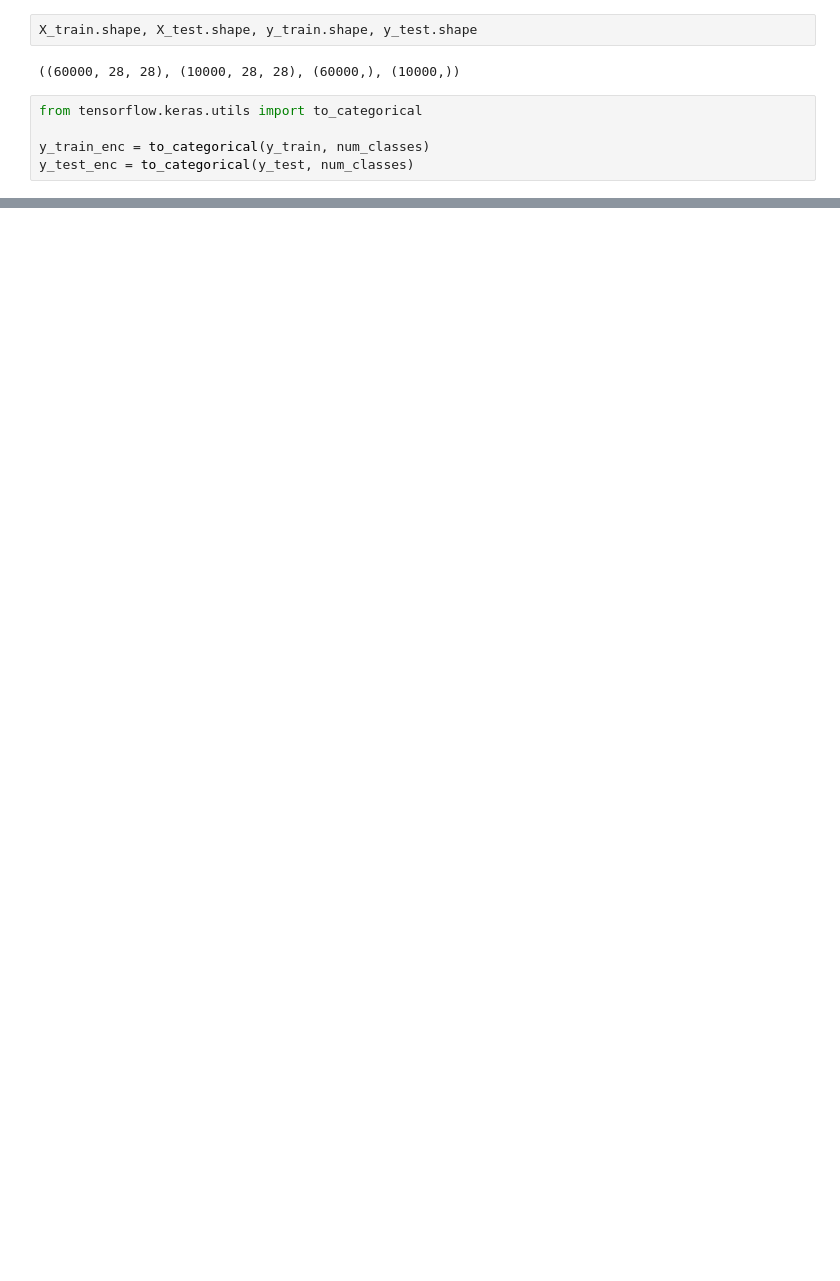
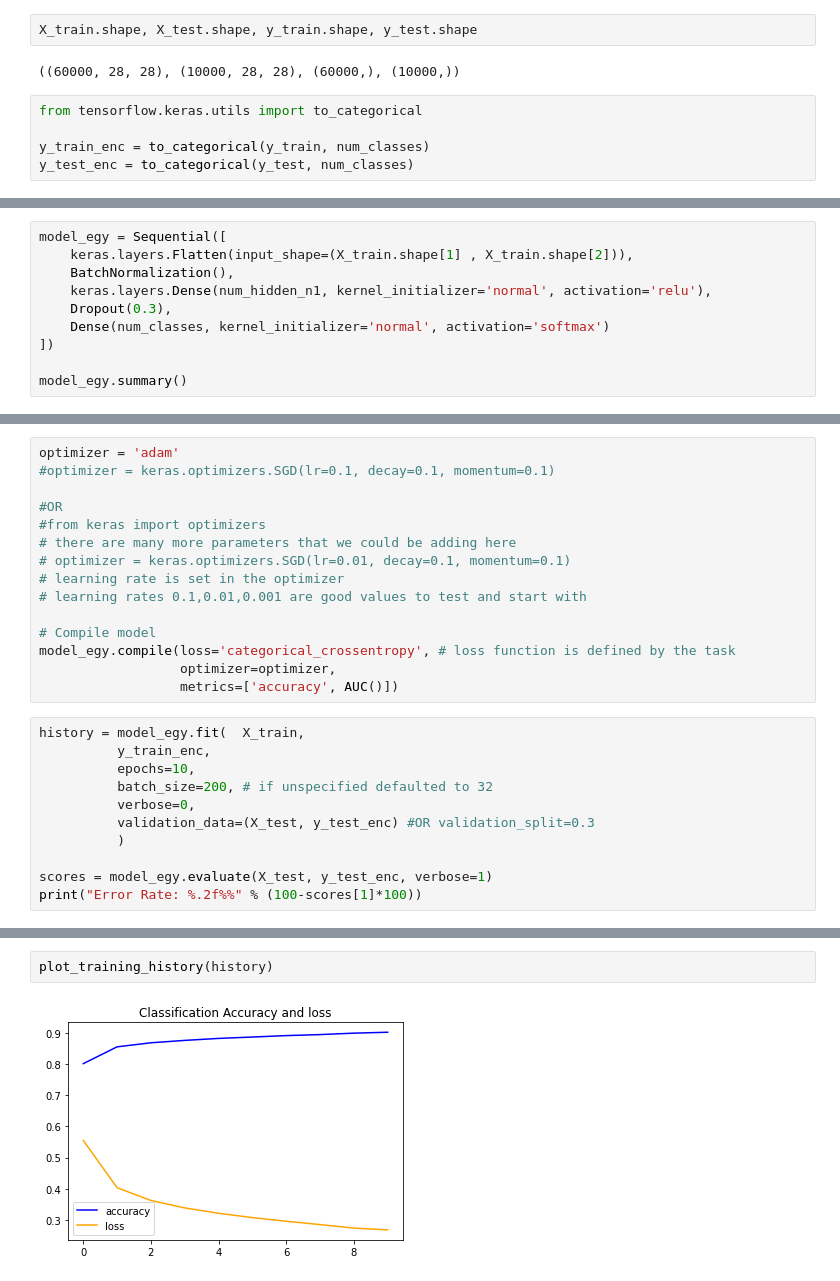
Before and after one commit to lmocsary/GDA_Track3B, a Jupyter notebook: Quests/Simple_Image_Classification_with_NN_LM.ipynb, the cells around one changed output, grey strips where cells are left out. Cells and saved outputs as stored; diff of their text form; blank space fills up the shorter version.

```diff
--- a/Quests/Simple_Image_Classification_with_NN_LM.ipynb
+++ b/Quests/Simple_Image_Classification_with_NN_LM.ipynb
@@ -215,0 +218,10 @@ plt.show()
+# %%
+model_egy = Sequential([
+    keras.layers.Flatten(input_shape=(X_train.shape[1] , X_train.shape[2])),
+    BatchNormalization(),
+    keras.layers.Dense(num_hidden_n1, kernel_initializer='normal', activation='relu'),
+    Dropout(0.3),
+    Dense(num_classes, kernel_initializer='normal', activation='softmax')
+])
+
+model_egy.summary()
@@ -215,0 +247,26 @@ plt.show()
+# %%
+optimizer = 'adam'
+#optimizer = keras.optimizers.SGD(lr=0.1, decay=0.1, momentum=0.1)
+
+#OR
+#from keras import optimizers
+# there are many more parameters that we could be adding here
+# optimizer = keras.optimizers.SGD(lr=0.01, decay=0.1, momentum=0.1)
+# learning rate is set in the optimizer
+# learning rates 0.1,0.01,0.001 are good values to test and start with
+
+# Compile model
+model_egy.compile(loss='categorical_crossentropy', # loss function is defined by the task
+                  optimizer=optimizer,
+                  metrics=['accuracy', AUC()])
+# %%
+history = model_egy.fit(  X_train,
+          y_train_enc,
+          epochs=10,
+          batch_size=200, # if unspecified defaulted to 32
+          verbose=0,
+          validation_data=(X_test, y_test_enc) #OR validation_split=0.3
+          )
+
+scores = model_egy.evaluate(X_test, y_test_enc, verbose=1)
+print("Error Rate: %.2f%%" % (100-scores[1]*100))
@@ -215,0 +276,4 @@ plt.show()
+# %%
+plot_training_history(history)
+# %% [output]
+[figure, added]
```
Also changed, not shown: parts of 18 cells of this notebook.
